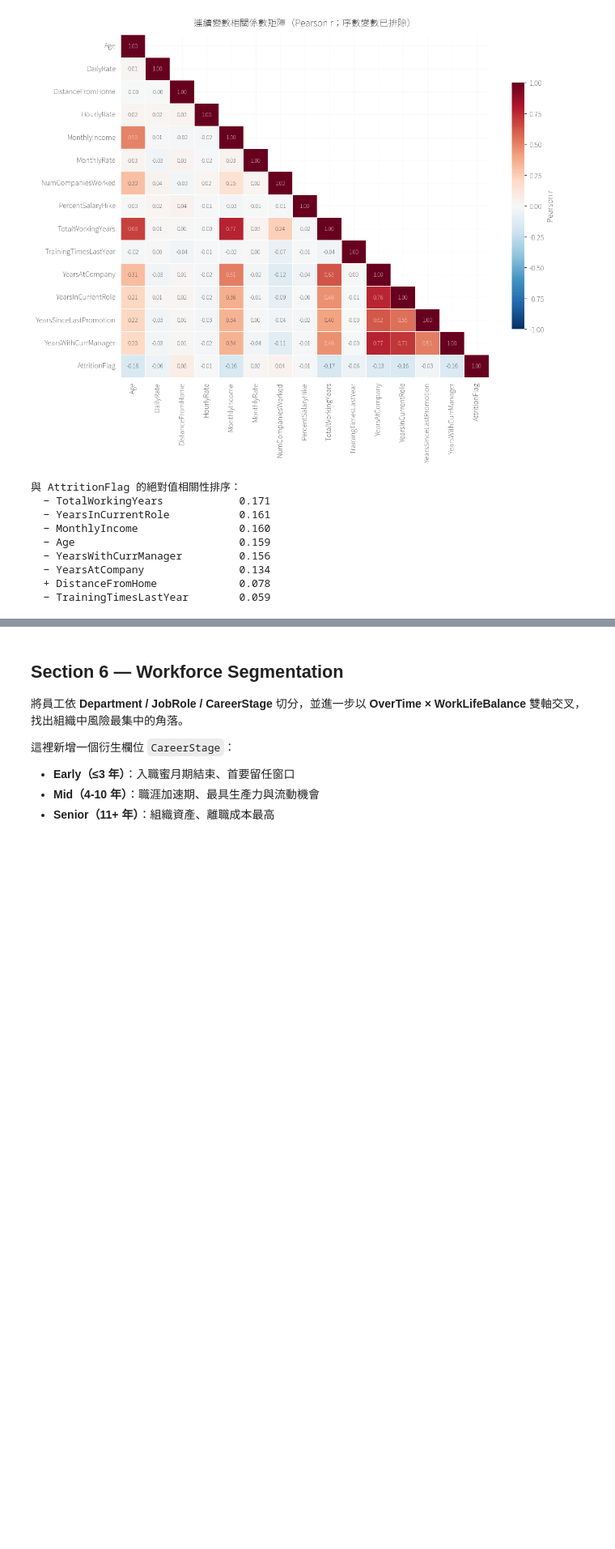
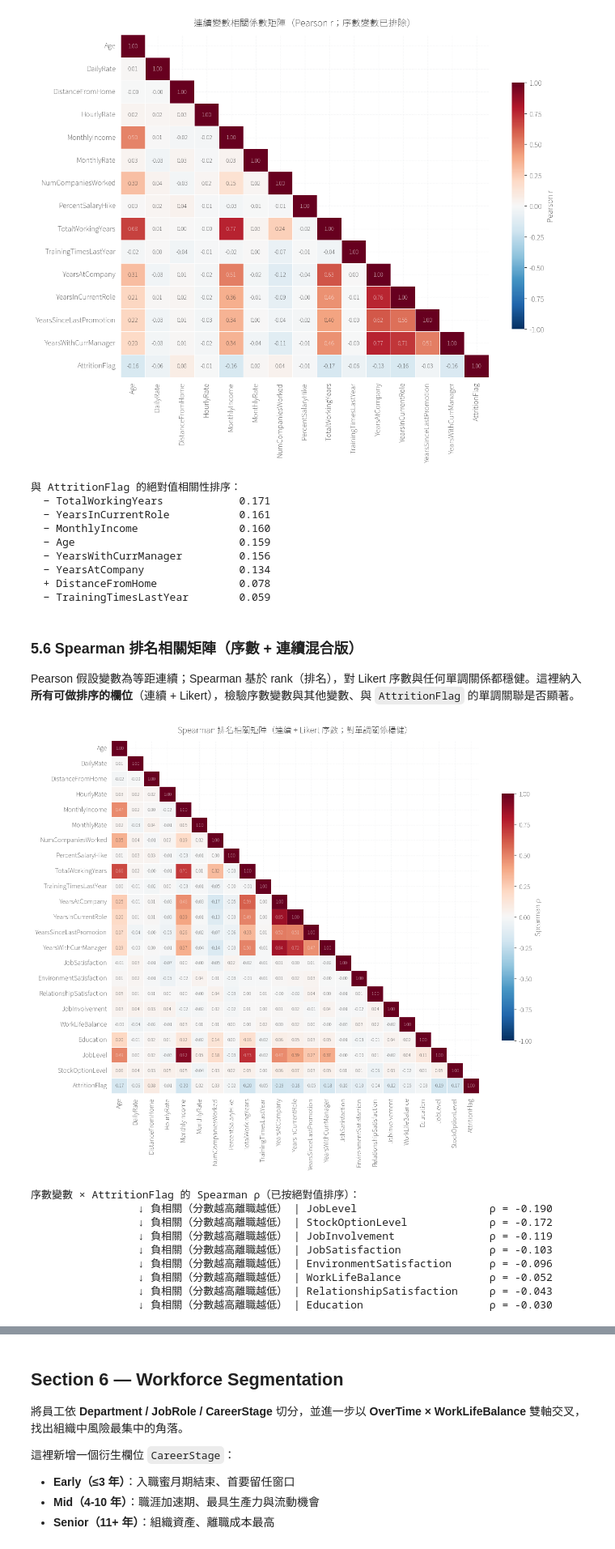
Before and after one commit to oldyi317/HR-Analysis, a Jupyter notebook: employee_attrition_analysis.ipynb, the cells around one changed output, grey strips where cells are left out. Shown at 81% size. Saved outputs shown, nothing was run; the diff lists cells and outputs as text; code cells hidden in the pictures; blank space fills up the shorter version.

```diff
--- a/employee_attrition_analysis.ipynb
+++ b/employee_attrition_analysis.ipynb
@@ -499,4 +578,47 @@ for k, v in top_corr.items():
   − YearsAtCompany               0.134
   + DistanceFromHome             0.078
   − TrainingTimesLastYear        0.059
+# %% [markdown]
+### 5.6 Spearman 排名相關矩陣（序數 + 連續混合版）
+
+Pearson 假設變數為等距連續；Spearman 基於 rank（排名），對 Likert 序數與任何單調關係都穩健。這裡納入**所有可做排序的欄位**（連續 + Likert），檢驗序數變數與其他變數、與 `AttritionFlag` 的單調關聯是否顯著。
+# %%
+# 所有可排序變數：連續 + Likert（不含純類別如 JobRole）
+RANKABLE_COLS = CONTINUOUS_COLS + ORDINAL_COLS
+spearman = df[RANKABLE_COLS + ["AttritionFlag"]].corr(method="spearman")
+
+fig, ax = plt.subplots(figsize=(12, 10))
+mask = np.triu(np.ones_like(spearman, dtype=bool), k=1)
+sns.heatmap(
+    spearman, mask=mask, annot=True, fmt=".2f", cmap="RdBu_r", center=0,
+    vmin=-1, vmax=1, linewidths=0.4, linecolor="white",
+    cbar_kws={"shrink": 0.7, "label": "Spearman ρ"},
+    annot_kws={"size": 7}, ax=ax,
+)
+ax.set_title("Spearman 排名相關矩陣（連續 + Likert 序數；對單調關係穩健）",
+              weight="bold", pad=12)
+plt.tight_layout(); plt.show()
+
+# 重點：列出 Likert 變數與 AttritionFlag 的 Spearman ρ
+likert_attr = (
+    spearman.loc[ORDINAL_COLS, "AttritionFlag"]
+    .sort_values(key=abs, ascending=False)
+    .round(3)
+)
+print("\n序數變數 × AttritionFlag 的 Spearman ρ（已按絕對值排序）：")
+for col, rho in likert_attr.items():
+    tag = "↑ 正相關（分數越高離職越高）" if rho > 0 else "↓ 負相關（分數越高離職越低）"
+    name = col if col in LIKERT_CODEBOOK else col
+    print(f"  {tag:>30} | {col:<28} ρ = {rho:+.3f}")
+# %% [output]
+[figure, added]
+序數變數 × AttritionFlag 的 Spearman ρ（已按絕對值排序）：
+                 ↓ 負相關（分數越高離職越低） | JobLevel                     ρ = -0.190
+                 ↓ 負相關（分數越高離職越低） | StockOptionLevel             ρ = -0.172
+                 ↓ 負相關（分數越高離職越低） | JobInvolvement               ρ = -0.119
+                 ↓ 負相關（分數越高離職越低） | JobSatisfaction              ρ = -0.103
+                 ↓ 負相關（分數越高離職越低） | EnvironmentSatisfaction      ρ = -0.096
+                 ↓ 負相關（分數越高離職越低） | WorkLifeBalance              ρ = -0.052
+                 ↓ 負相關（分數越高離職越低） | RelationshipSatisfaction     ρ = -0.043
+                 ↓ 負相關（分數越高離職越低） | Education                    ρ = -0.030
 # %% [markdown]
```
Also changed, not shown: parts of 11 cells of this notebook, 1 other file.
